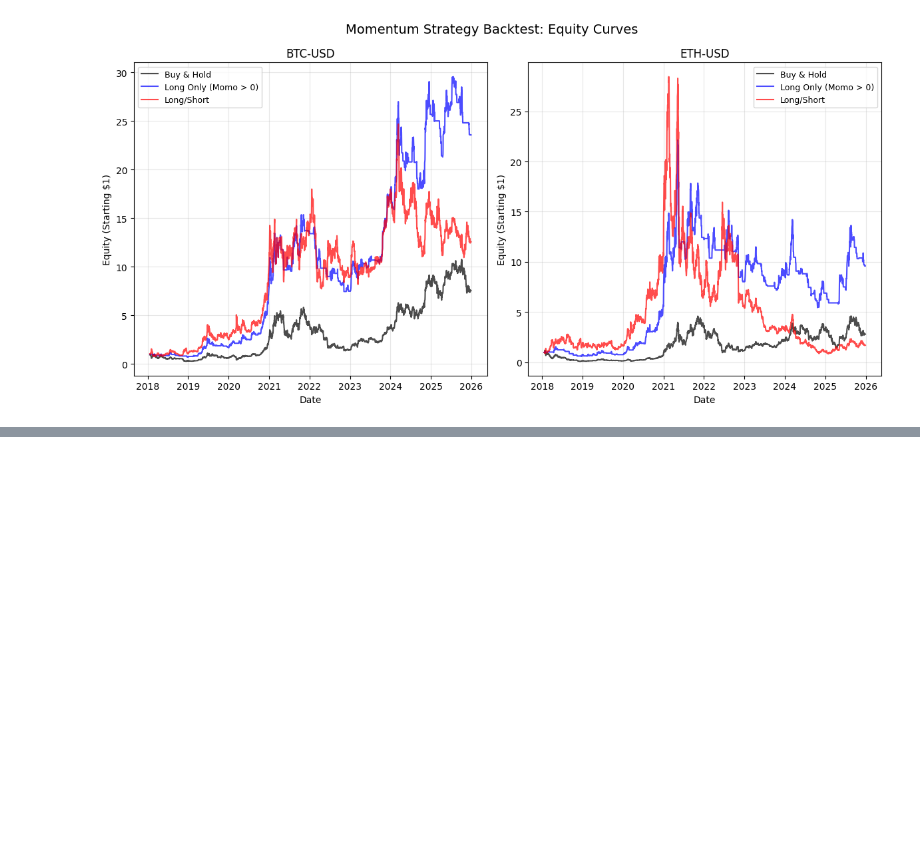
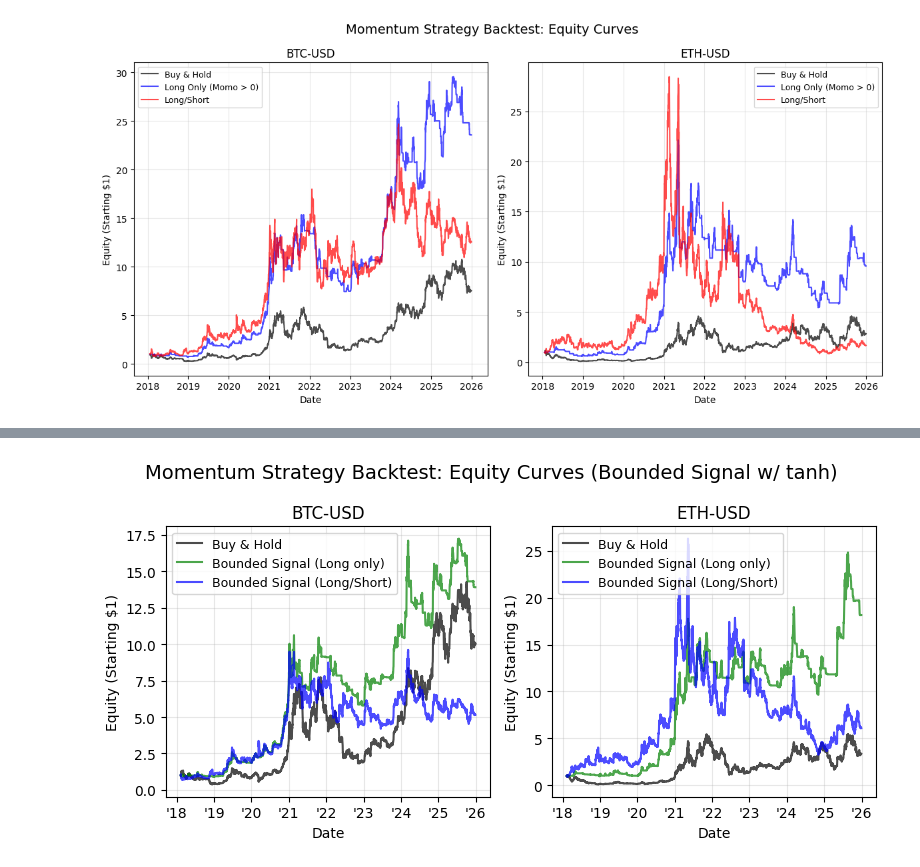
Before and after one commit to BlazOrsos/quant-journey, a Jupyter notebook: research/crypto_trend_effects/crypto_trend_effects.ipynb, the cells around one changed output, grey strips where cells are left out. Drawn from its saved outputs; the diff is of its cells as text; code cells hidden in the pictures; blank space fills up the shorter version.

```diff
--- a/research/crypto_trend_effects/crypto_trend_effects.ipynb
+++ b/research/crypto_trend_effects/crypto_trend_effects.ipynb
@@ -245,0 +345,49 @@ plt.show()
+# %%
+# Backtest: Bounded Signal Strategy with tanh squashing
+
+# Create subplots
+fig, axes = plt.subplots(SUB_PLOTS_X, SUB_PLOTS_Y, figsize=(8, 4))
+fig.suptitle('Momentum Strategy Backtest: Equity Curves (Bounded Signal w/ tanh)', fontsize=14, y=0.98)
+
+# Iterate through each ticker
+for idx, ticker in enumerate(TICKERS):
+    ax = axes[idx]
+
+    # Prepare data for this ticker
+    df_bounded = pd.DataFrame({
+        'next_day_returns': next_day_returns[('NextDayReturns', ticker)],
+        'bounded_signal': bounded_signal[('BoundedSignal', ticker)]
+    }).dropna().copy()
+
+    # Benchmark: Buy and Hold
+    df_bounded['benchmark_equity'] = (1 + df_bounded['next_day_returns']).cumprod()
+
+    # Strategy: Bounded signal - long only (only take position when signal > 0)
+    df_bounded['returns_k'] = df_bounded['next_day_returns'] * df_bounded['bounded_signal'].clip(lower=0)
+    df_bounded['equity_k'] = (1 + df_bounded['returns_k']).cumprod()
+
+    # Strategy: Bounded signal - long/short (use signal as weight)
+    df_bounded['returns_bounded_ls'] = df_bounded['next_day_returns'] * df_bounded['bounded_signal']
+    df_bounded['equity_bounded_ls'] = (1 + df_bounded['returns_bounded_ls']).cumprod()
+
+    # Plot equity curves
+    ax.plot(df_bounded.index, df_bounded['benchmark_equity'],
+            label='Buy & Hold', color='black', linewidth=1.5, alpha=0.7)
+    ax.plot(df_bounded.index, df_bounded['equity_k'],
+            label='Bounded Signal (Long only)', color='green', linewidth=1.5, alpha=0.7)
+    ax.plot(df_bounded.index, df_bounded['equity_bounded_ls'],
+            label='Bounded Signal (Long/Short)', color='blue', linewidth=1.5, alpha=0.7)
+
+    ax.set_xlabel('Date')
+    ax.set_ylabel('Equity (Starting $1)')
+    ax.set_title(f'{ticker}')
+    ax.legend(loc='best', fontsize=9)
+    ax.grid(True, alpha=0.3)
+
+    # Format x-axis to show only last 2 digits of year
+    ax.xaxis.set_major_formatter(plt.matplotlib.dates.DateFormatter("'%y"))
+
+plt.tight_layout()
+plt.show()
+# %% [output]
+[figure, added]
```
Also changed, not shown: parts of 12 cells of this notebook.
